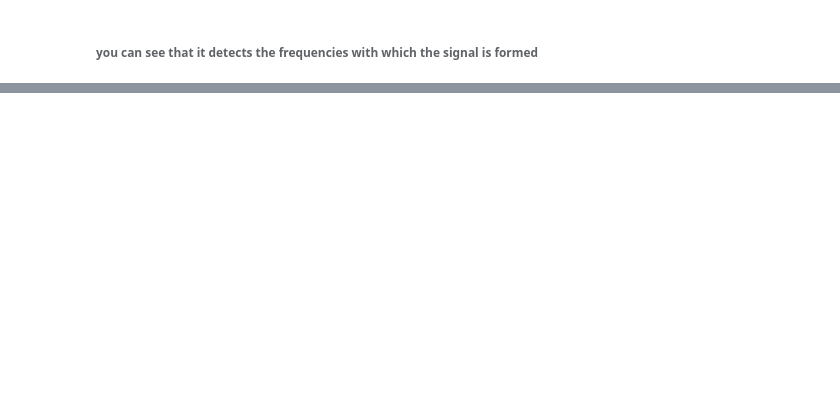
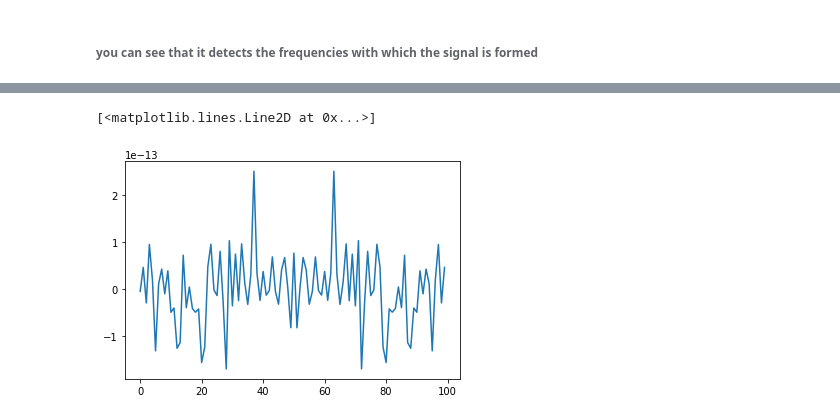
Before and after one commit to Ahmad-Abdalmageed/DSP_tasks-, a Jupyter notebook: Task2/Fourier Transfoms .ipynb, the cells around one changed output, grey strips where cells are left out. Drawn from its saved outputs; the diff is of its cells as text; code cells hidden in the pictures; blank space fills up the shorter version.

```diff
--- a/Task2/Fourier Transfoms .ipynb
+++ b/Task2/Fourier Transfoms .ipynb
@@ -79,0 +69,5 @@ plt.show()
+# %%
+plt.plot(x_ft)
+# %% [output]
+[<matplotlib.lines.Line2D at 0x...>]
+[figure, added]
```
Also changed, not shown: parts of 17 cells of this notebook, 2 other files.
